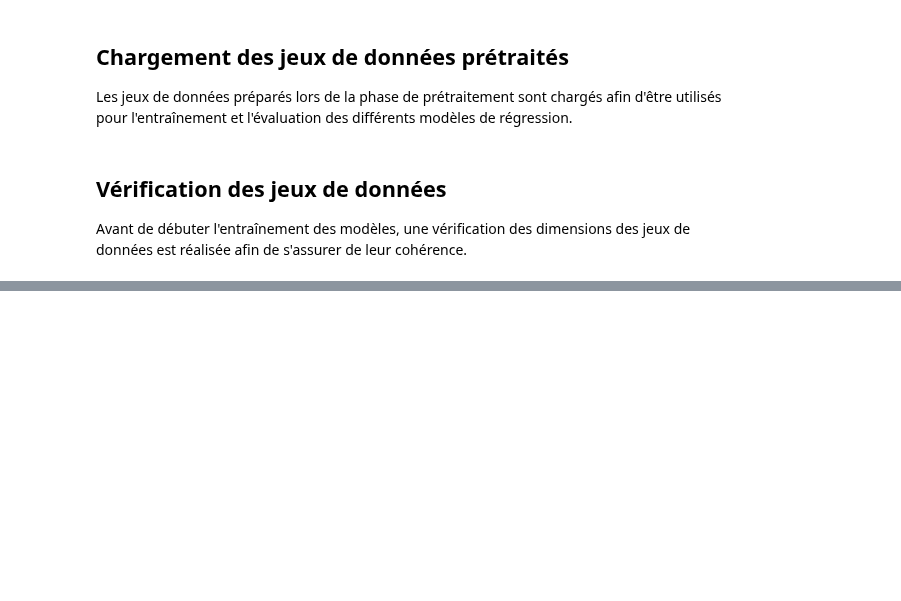
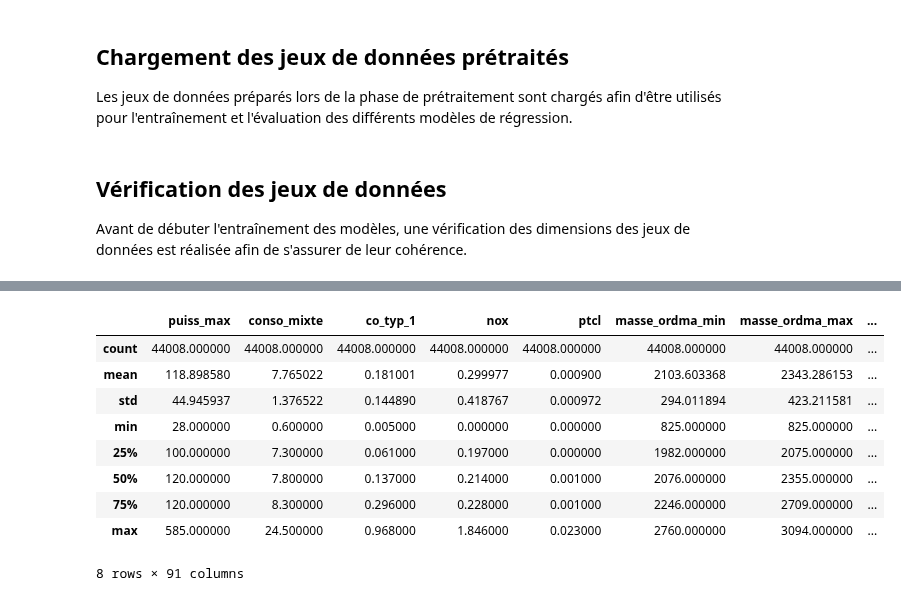
Before and after one commit to LarissaVarnakova/Projet_CO2, a Jupyter notebook: notebooks/modelisation_aziz.ipynb, the cells around one changed output, grey strips where cells are left out. Cells and saved outputs as stored; diff of their text form; code cells hidden in the pictures; blank space fills up the shorter version.

```diff
--- a/notebooks/modelisation_aziz.ipynb
+++ b/notebooks/modelisation_aziz.ipynb
@@ -77,0 +115,13 @@ print(os.getcwd())
+# %%
+X_train.describe()
+# %% [output]
+|  | puiss_max | conso_mixte | co_typ_1 | nox | ptcl | masse_ordma_min | masse_ordma_max | ... |
+| count | 44008.000000 | 44008.000000 | 44008.000000 | 44008.000000 | 44008.000000 | 44008.000000 | 44008.000000 | ... |
+| mean | 118.898580 | 7.765022 | 0.181001 | 0.299977 | 0.000900 | 2103.603368 | 2343.286153 | ... |
+| std | 44.945937 | 1.376522 | 0.144890 | 0.418767 | 0.000972 | 294.011894 | 423.211581 | ... |
+| min | 28.000000 | 0.600000 | 0.005000 | 0.000000 | 0.000000 | 825.000000 | 825.000000 | ... |
+| 25% | 100.000000 | 7.300000 | 0.061000 | 0.197000 | 0.000000 | 1982.000000 | 2075.000000 | ... |
+| 50% | 120.000000 | 7.800000 | 0.137000 | 0.214000 | 0.001000 | 2076.000000 | 2355.000000 | ... |
+| 75% | 120.000000 | 8.300000 | 0.296000 | 0.228000 | 0.001000 | 2246.000000 | 2709.000000 | ... |
+| max | 585.000000 | 24.500000 | 0.968000 | 1.846000 | 0.023000 | 2760.000000 | 3094.000000 | ... |
+8 rows × 91 columns
```
Also changed, not shown: parts of 58 cells of this notebook.
